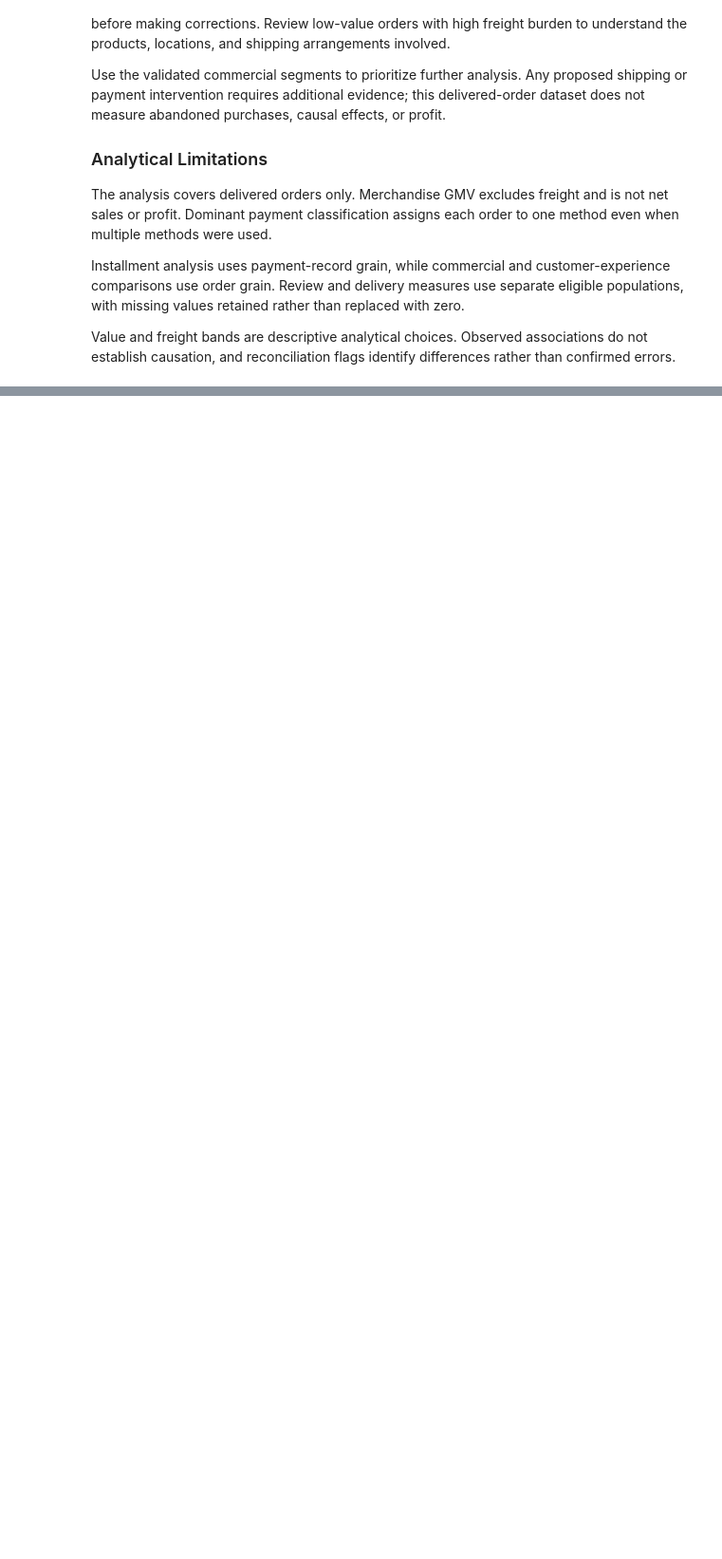
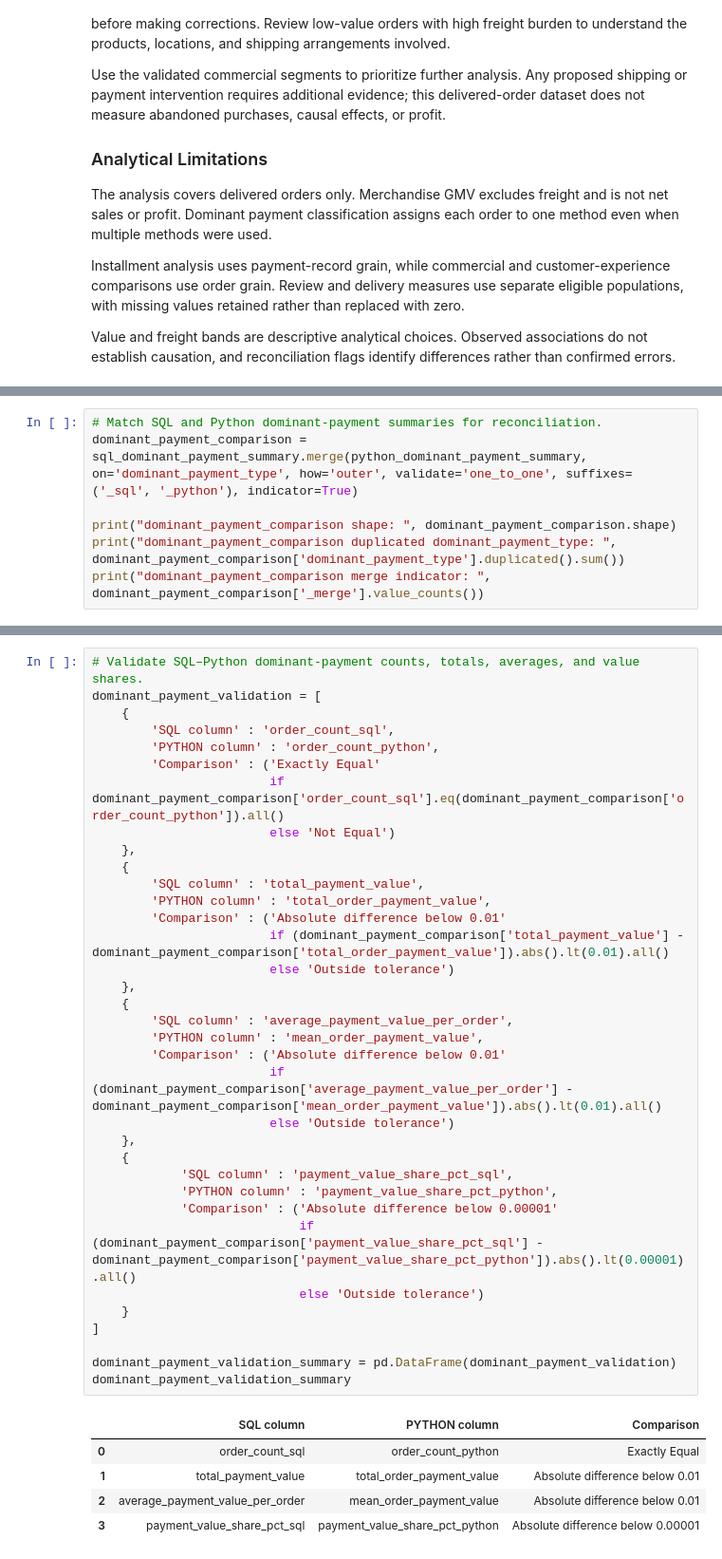
Before and after one commit to Yash1thHJ/DataAnalyst, a Jupyter notebook: notebooks/07_payment_and_commercial_analysis.ipynb, the cells around one changed output, grey strips where cells are left out. Shown at 95% size. Cells and saved outputs as stored; diff of their text form; blank space fills up the shorter version.

```diff
--- a/notebooks/07_payment_and_commercial_analysis.ipynb
+++ b/notebooks/07_payment_and_commercial_analysis.ipynb
@@ -2407,0 +2436,7 @@ Value and freight bands are descriptive analytical choices. Observed association
+# %%
+# Match SQL and Python dominant-payment summaries for reconciliation.
+dominant_payment_comparison = sql_dominant_payment_summary.merge(python_dominant_payment_summary, on='dominant_payment_type', how='outer', validate='one_to_one', suffixes=('_sql', '_python'), indicator=True)
+
+print("dominant_payment_comparison shape: ", dominant_payment_comparison.shape)
+print("dominant_payment_comparison duplicated dominant_payment_type: ", dominant_payment_comparison['dominant_payment_type'].duplicated().sum())
+print("dominant_payment_comparison merge indicator: ", dominant_payment_comparison['_merge'].value_counts())
@@ -2407,0 +2451,41 @@ Value and freight bands are descriptive analytical choices. Observed association
+# %%
+# Validate SQL–Python dominant-payment counts, totals, averages, and value shares.
+dominant_payment_validation = [
+    {
+        'SQL column' : 'order_count_sql',
+        'PYTHON column' : 'order_count_python',
+        'Comparison' : ('Exactly Equal'
+                        if dominant_payment_comparison['order_count_sql'].eq(dominant_payment_comparison['order_count_python']).all()
+                        else 'Not Equal')
+    },
+    {
+        'SQL column' : 'total_payment_value',
+        'PYTHON column' : 'total_order_payment_value',
+        'Comparison' : ('Absolute difference below 0.01'
+                        if (dominant_payment_comparison['total_payment_value'] - dominant_payment_comparison['total_order_payment_value']).abs().lt(0.01).all()
+                        else 'Outside tolerance')
+    },
+    {
+        'SQL column' : 'average_payment_value_per_order',
+        'PYTHON column' : 'mean_order_payment_value',
+        'Comparison' : ('Absolute difference below 0.01'
+                        if (dominant_payment_comparison['average_payment_value_per_order'] - dominant_payment_comparison['mean_order_payment_value']).abs().lt(0.01).all()
+                        else 'Outside tolerance')
+    },
+    {
+            'SQL column' : 'payment_value_share_pct_sql',
+            'PYTHON column' : 'payment_value_share_pct_python',
+            'Comparison' : ('Absolute difference below 0.00001'
+                            if (dominant_payment_comparison['payment_value_share_pct_sql'] - dominant_payment_comparison['payment_value_share_pct_python']).abs().lt(0.00001).all()
+                            else 'Outside tolerance')
+    }
+]
+
+dominant_payment_validation_summary = pd.DataFrame(dominant_payment_validation)
+dominant_payment_validation_summary
+# %% [output]
+|  | SQL column | PYTHON column | Comparison |
+| 0 | order_count_sql | order_count_python | Exactly Equal |
+| 1 | total_payment_value | total_order_payment_value | Absolute difference below 0.01 |
+| 2 | average_payment_value_per_order | mean_order_payment_value | Absolute difference below 0.01 |
+| 3 | payment_value_share_pct_sql | payment_value_share_pct_python | Absolute difference below 0.00001 |
```
Also changed, not shown: parts of 5 cells of this notebook, 2 other files.
